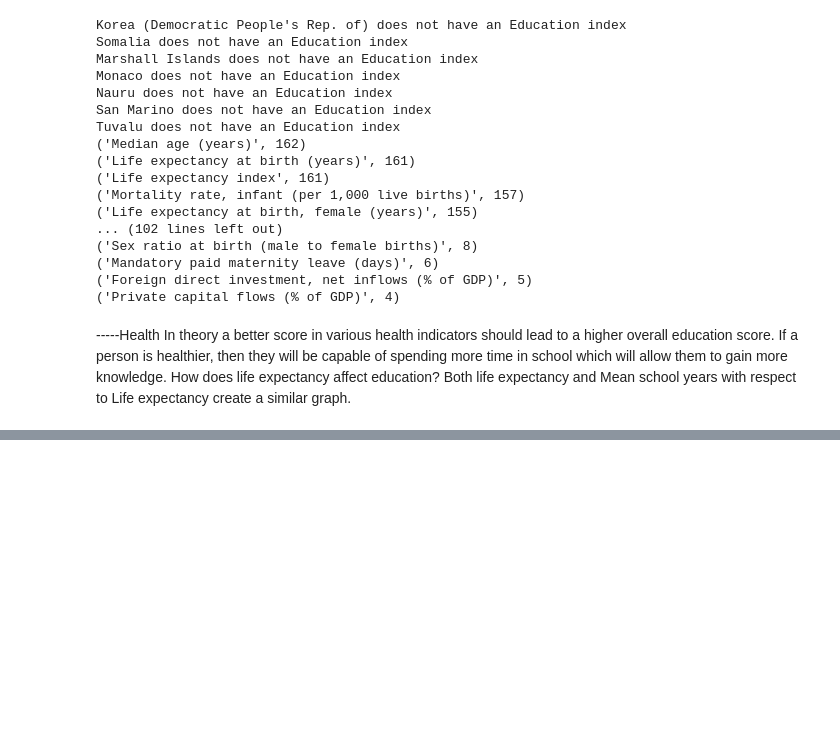
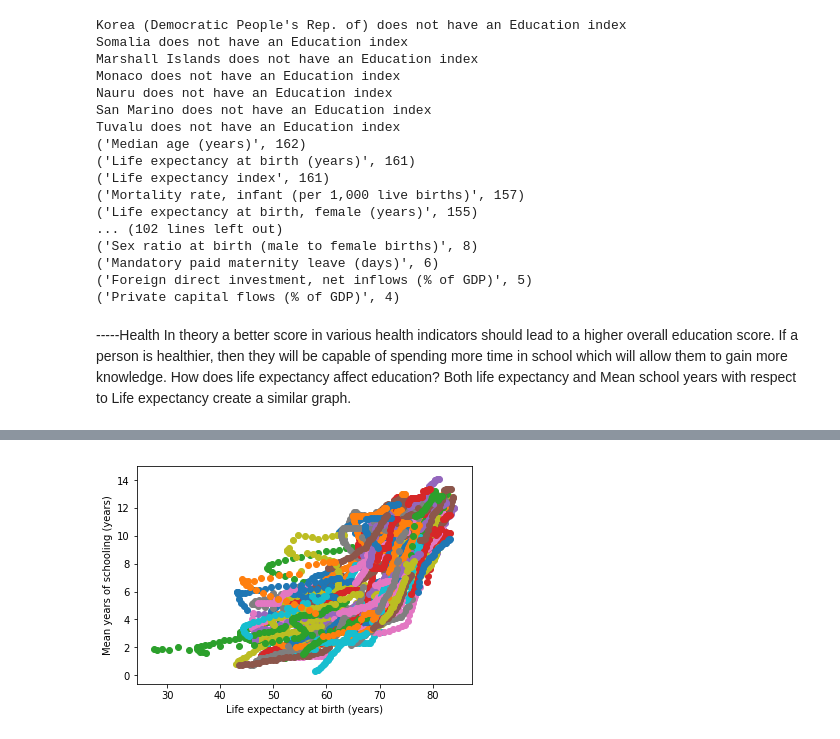
Before and after one commit to chc5/education-indicator-analysis, a Jupyter notebook: education_analysis.ipynb, the cells around one changed output, grey strips where cells are left out. Drawn from its saved outputs; the diff is of its cells as text; code cells hidden in the pictures; blank space fills up the shorter version.

```diff
--- a/education_analysis.ipynb
+++ b/education_analysis.ipynb
@@ -332,0 +339,4 @@ plot_health(inds_df)
+# %%
+plot_health(inds_df, "Life expectancy at birth (years)", "Mean years of schooling (years)")
+# %% [output]
+[figure, added]
```
Also changed, not shown: parts of 10 cells of this notebook.
